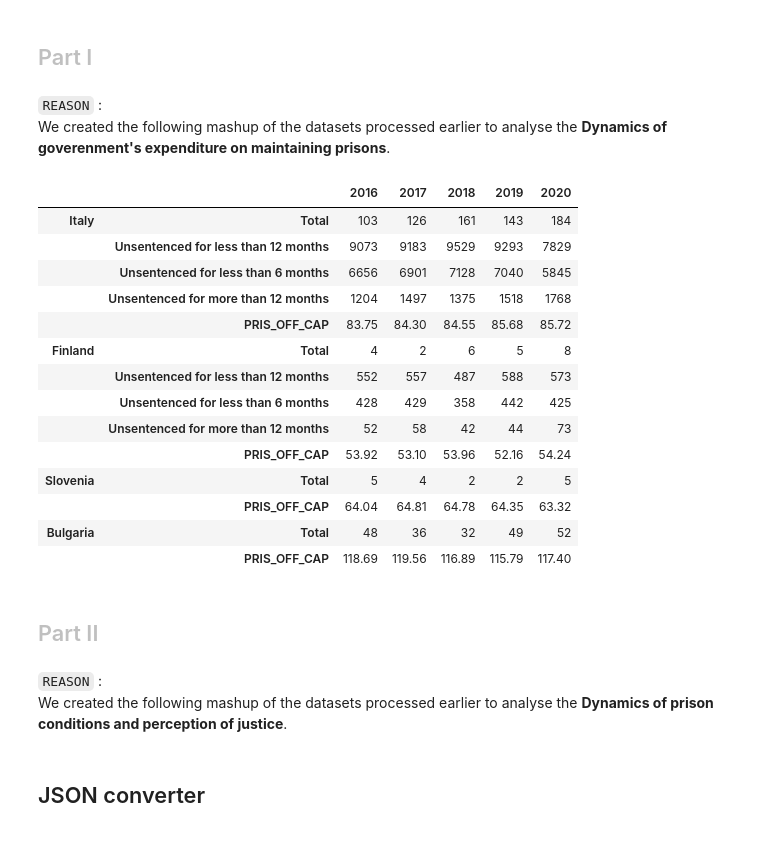
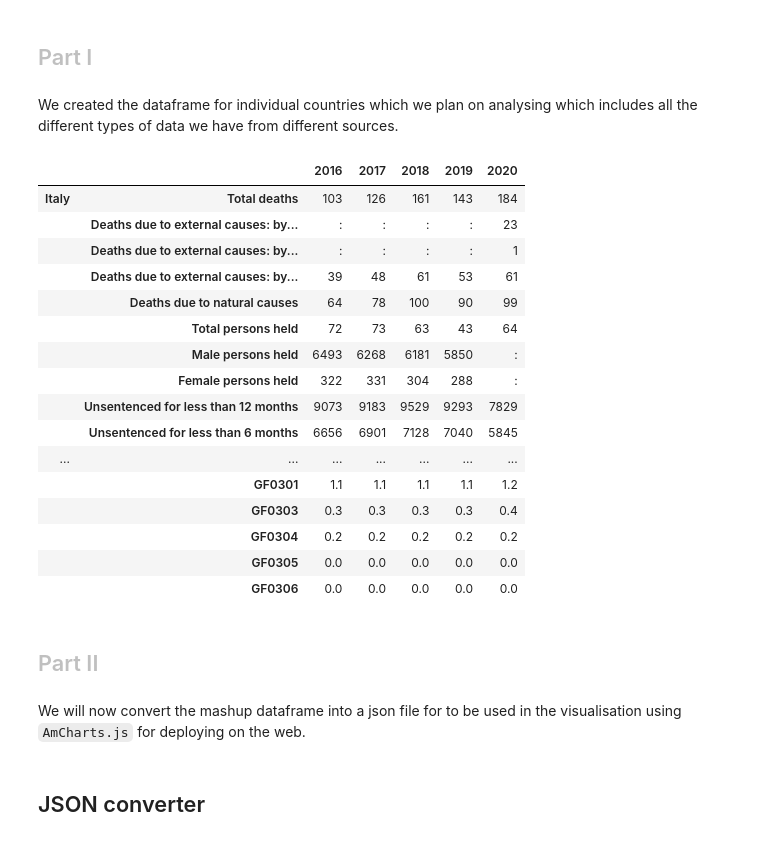
Before and after one commit to Prisoner-s-Dilemma/OpenAccess-DigitalEthics-ProjectMaterial, a Jupyter notebook: Mashup_datasets.ipynb, the cells around one changed output. Drawn from its saved outputs; the diff is of its cells as text; code cells hidden in the pictures.

Commit message:
Finished mashup

```diff
--- a/Mashup_datasets.ipynb
+++ b/Mashup_datasets.ipynb
@@ -351,4 +351,21 @@ df_D7_3 = df_D7_3.rename(columns={'cofog99':'Category'})
 df_D7_4 = df_D7_4.rename(columns={'cofog99':'Category'})
 df_D7_5 = df_D7_5.rename(columns={'cofog99':'Category'})
 df_D7_6 = df_D7_6.rename(columns={'cofog99':'Category'})
+
+   #now renaming the `Indicator` to `Category` for D2 dataframes
+
+df_D2_10 = df_D2_10.rename(columns={'Indicator':'Category'})
+df_D2_11 = df_D2_11.rename(columns={'Indicator':'Category'})
+df_D2_12 = df_D2_12.rename(columns={'Indicator':'Category'})
+# %%
+# replacing values of a value in column
+def replace_value(df, col_name, value_str, replacement_str):
+    df[col_name] = df[col_name].replace(value_str, replacement_str)
+    return df
+
+df_D1_1 = replace_value(df_D1_1,'Category','Total','Total deaths')
+
+df_D2_10 = replace_value(df_D2_10,'Category','Persons held','Total persons held')
+df_D2_11 = replace_value(df_D2_11,'Category','Persons held','Male persons held')
+df_D2_12 = replace_value(df_D2_12,'Category','Persons held','Female persons held')
 # %%
@@ -464,16 +498,20 @@ def midx_creator(country_name,country_datatype):
     return midx
 
 def data_creator(df_list,country_name,country_datatype):
-    #WIP
+    # WIP
     # df_list needs to be a list
     data = []
     columns = ['2016','2017','2018','2019','2020']
     return_datatype = []
     for df in df_list:
+        df = df.reset_index(drop=True)
+        #print(df.head(1))
         for dtype in country_datatype:
             if dtype  == df.loc[1, 'Category']:  # the actual string value we are interested in
-                # IMPORTANT !!! we can create the country_datatype list in this loop so it will always be the same order as the list of list of datas
-                # BUT! if the country doesnt exist in the df? we need to now check if the country has data in the current df.
+                # IMPORTANT !!! we can create the country_datatype list in this loop so it will always be
+                # the same order as the list of list of datas
+                # BUT! if the country doesnt exist in the df? we need to now check if the country has data
+                # in the current df.
                 if country_name in df['Country'].values:
                     return_datatype.append(dtype)
 
@@ -503,7 +541,7 @@ def masher(countries,categories,df_list):
 # %% [markdown]
 ## <span style='color:silver;'>Part I</span>
 # %% [markdown]
-`REASON` : <br>We created the following mashup of the datasets processed earlier to analyse the **Dynamics of goverenment's expenditure on maintaining prisons**.
+We created the dataframe for individual countries which we plan on analysing which includes all the different types of data we have from different sources.
 # %%
 #making the df_list
 df_D3_1 = spaceRemover(df_D3_1)
@@ -517,23 +623,25 @@ country_datatype = ['Unsentenced for less than 6 months','Unsentenced for less t
 # %%
-dfFINE = masher(['Italy','Finland','Slovenia','Bulgaria'],country_datatype,dfList)
+dfFINE = masher(['Italy'],country_datatype,dfList)
 dfFINE
 # %% [output]
 |  |  | 2016 | 2017 | 2018 | 2019 | 2020 |
-| Italy | Total | 103 | 126 | 161 | 143 | 184 |
+| Italy | Total deaths | 103 | 126 | 161 | 143 | 184 |
+|  | Deaths due to external causes: by... | : | : | : | : | 23 |
+|  | Deaths due to external causes: by... | : | : | : | : | 1 |
+|  | Deaths due to external causes: by... | 39 | 48 | 61 | 53 | 61 |
+|  | Deaths due to natural causes | 64 | 78 | 100 | 90 | 99 |
+|  | Total persons held | 72 | 73 | 63 | 43 | 64 |
+|  | Male persons held | 6493 | 6268 | 6181 | 5850 | : |
+|  | Female persons held | 322 | 331 | 304 | 288 | : |
 |  | Unsentenced for less than 12 months | 9073 | 9183 | 9529 | 9293 | 7829 |
 |  | Unsentenced for less than 6 months | 6656 | 6901 | 7128 | 7040 | 5845 |
-|  | Unsentenced for more than 12 months | 1204 | 1497 | 1375 | 1518 | 1768 |
-|  | PRIS_OFF_CAP | 83.75 | 84.30 | 84.55 | 85.68 | 85.72 |
-| Finland | Total | 4 | 2 | 6 | 5 | 8 |
-|  | Unsentenced for less than 12 months | 552 | 557 | 487 | 588 | 573 |
-|  | Unsentenced for less than 6 months | 428 | 429 | 358 | 442 | 425 |
-|  | Unsentenced for more than 12 months | 52 | 58 | 42 | 44 | 73 |
-|  | PRIS_OFF_CAP | 53.92 | 53.10 | 53.96 | 52.16 | 54.24 |
-| Slovenia | Total | 5 | 4 | 2 | 2 | 5 |
-|  | PRIS_OFF_CAP | 64.04 | 64.81 | 64.78 | 64.35 | 63.32 |
-| Bulgaria | Total | 48 | 36 | 32 | 49 | 52 |
-|  | PRIS_OFF_CAP | 118.69 | 119.56 | 116.89 | 115.79 | 117.40 |
+| ... | ... | ... | ... | ... | ... | ... |
+|  | GF0301 | 1.1 | 1.1 | 1.1 | 1.1 | 1.2 |
+|  | GF0303 | 0.3 | 0.3 | 0.3 | 0.3 | 0.4 |
+|  | GF0304 | 0.2 | 0.2 | 0.2 | 0.2 | 0.2 |
+|  | GF0305 | 0.0 | 0.0 | 0.0 | 0.0 | 0.0 |
+|  | GF0306 | 0.0 | 0.0 | 0.0 | 0.0 | 0.0 |
 # %% [markdown]
 ## <span style='color:silver;'>Part II</span>
 # %% [markdown]
-`REASON` : <br>We created the following mashup of the datasets processed earlier to analyse the **Dynamics of prison conditions and perception of justice**.
+We will now convert the mashup dataframe into a json file for to be used in the visualisation using `AmCharts.js` for deploying on the web.
```
Also changed, not shown: parts of 6 cells of this notebook.
